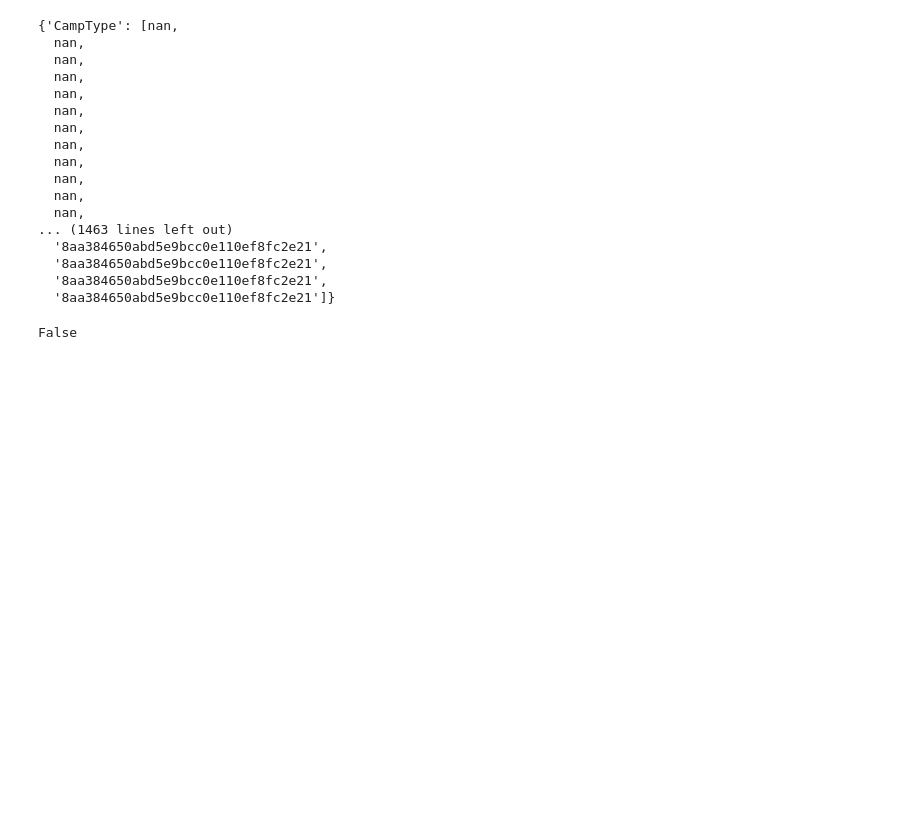
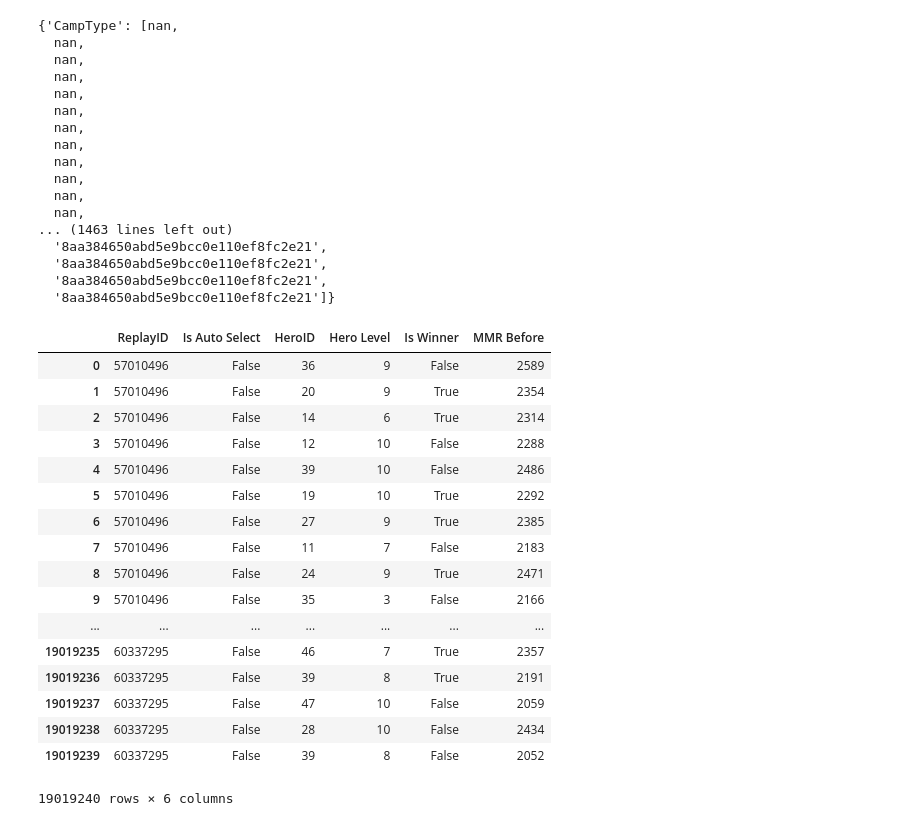
Before and after one commit to jokem59/heroprotocol, a Jupyter notebook: formatter.ipynb, the cells around one changed output. Drawn from its saved outputs; the diff is of its cells as text; code cells hidden in the pictures; blank space fills up the shorter version.

```diff
--- a/formatter.ipynb
+++ b/formatter.ipynb
@@ -818,33 +818,25 @@ tm_stringData
   '8aa384650abd5e9bcc0e110ef8fc2e21',
   '8aa384650abd5e9bcc0e110ef8fc2e21',
   '8aa384650abd5e9bcc0e110ef8fc2e21']}
-# %%
-def isMismatch(dict1, dict2):
-    '''
-    Used to support the unittest script tester.py.  Required to compared <dict> with <list> that include np.nan.
-    np.nan == np.nan > False
-    @param dict1 <dict>: loaded from JSON
-    @param dict2 <dict>: generated from function
-    @return <bool>: False if two <dict> are identical
-    '''
-    mismatch = False
-
-    for k in dict1:
-        for i in range(0,len(dict1[k])):
-            if isinstance(dict1[k][i], float):
-                if np.isnan(dict1[k][i]) and np.isnan(dict2[k][i]):
-                    continue
-                else:
-                    mismatch = True
-                    break
-            if dict1[k][i] == dict2[k][i]:
-                continue
-            else:
-                mismatch = True
-                break
-
-    return mismatch
-
-isMismatch(x, m_intData)
-# %% [output]
-False
+# %%
+df = pd.read_csv('/Users/JoeK/HOTSLogs Data 2015-12-30 - 2016-01-29/ReplayCharacters 2015-12-30 - 2016-01-29.csv')
+df
+# %% [output]
+|  | ReplayID | Is Auto Select | HeroID | Hero Level | Is Winner | MMR Before |
+| 0 | 57010496 | False | 36 | 9 | False | 2589 |
+| 1 | 57010496 | False | 20 | 9 | True | 2354 |
+| 2 | 57010496 | False | 14 | 6 | True | 2314 |
+| 3 | 57010496 | False | 12 | 10 | False | 2288 |
+| 4 | 57010496 | False | 39 | 10 | False | 2486 |
+| 5 | 57010496 | False | 19 | 10 | True | 2292 |
+| 6 | 57010496 | False | 27 | 9 | True | 2385 |
+| 7 | 57010496 | False | 11 | 7 | False | 2183 |
+| 8 | 57010496 | False | 24 | 9 | True | 2471 |
+| 9 | 57010496 | False | 35 | 3 | False | 2166 |
+| ... | ... | ... | ... | ... | ... | ... |
+| 19019235 | 60337295 | False | 46 | 7 | True | 2357 |
+| 19019236 | 60337295 | False | 39 | 8 | True | 2191 |
+| 19019237 | 60337295 | False | 47 | 10 | False | 2059 |
+| 19019238 | 60337295 | False | 28 | 10 | False | 2434 |
+| 19019239 | 60337295 | False | 39 | 8 | False | 2052 |
+19019240 rows × 6 columns
```
Also changed, not shown: parts of 6 cells of this notebook, 9 other files.
